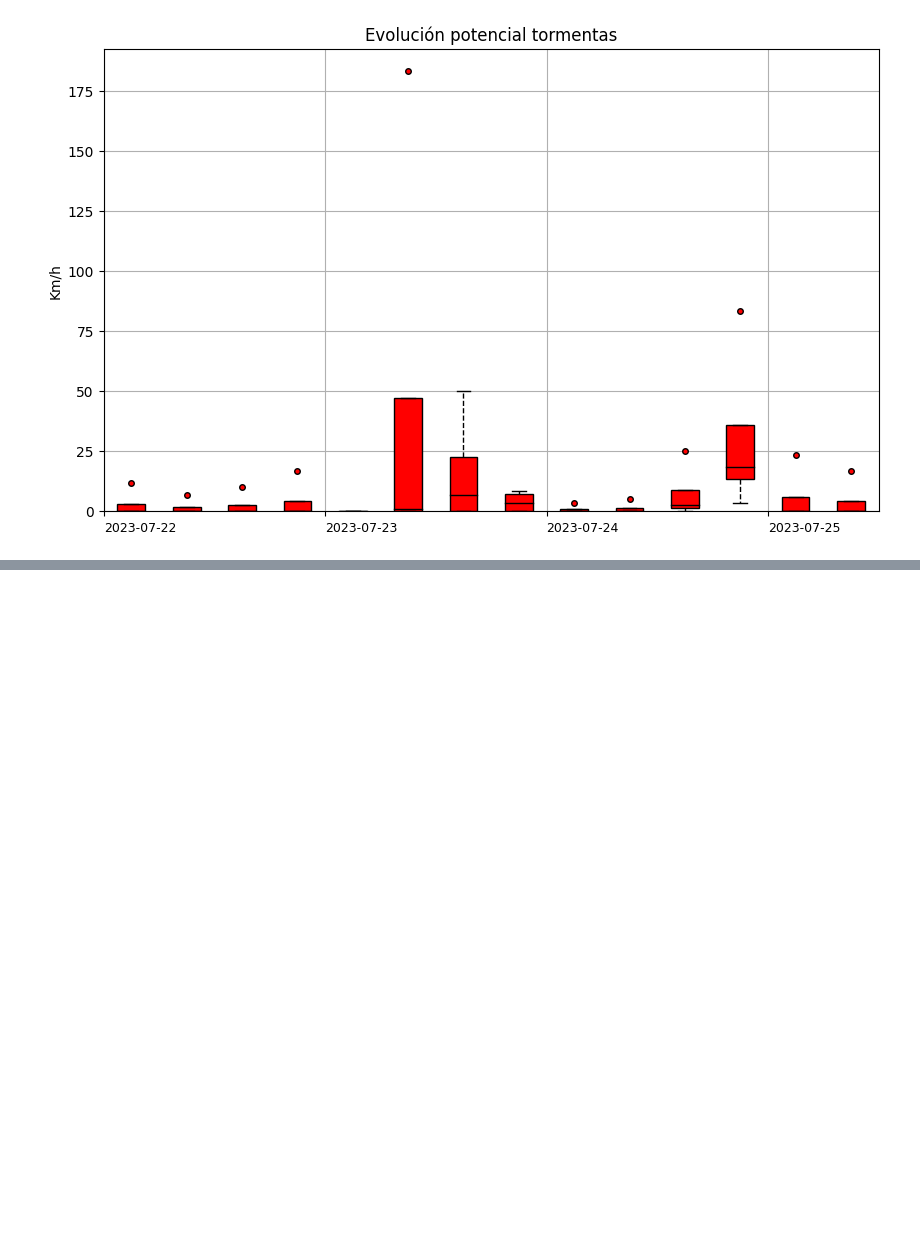
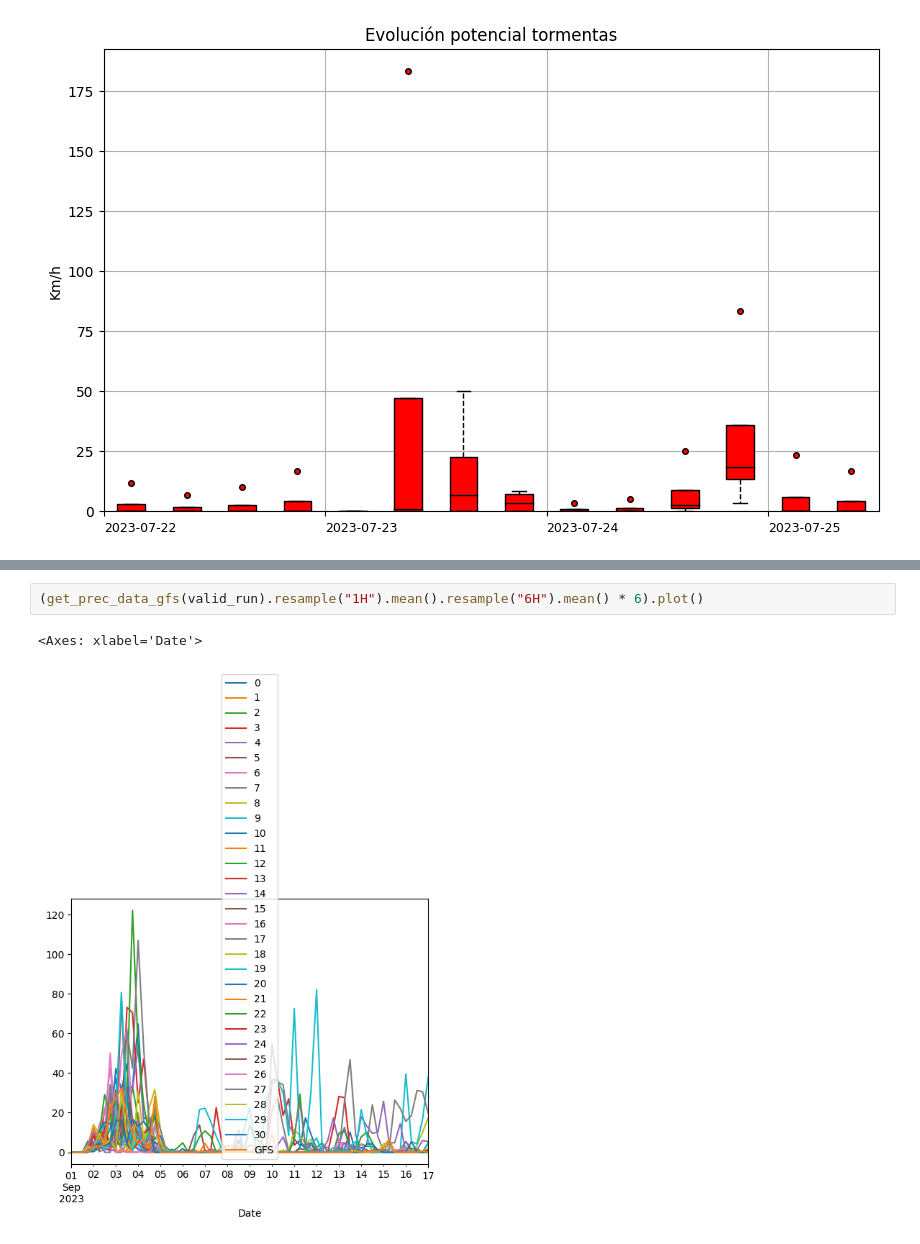
Before and after one commit to ivan5cg/Meteo, a Jupyter notebook: meteo dash.ipynb, the cells around one changed output, grey strips where cells are left out. Drawn from its saved outputs; the diff is of its cells as text; blank space fills up the shorter version.

```diff
--- a/meteo dash.ipynb
+++ b/meteo dash.ipynb
@@ -673,0 +874,5 @@ data_cape_df
+# %%
+(get_prec_data_gfs(valid_run).resample("1H").mean().resample("6H").mean() * 6).plot()
+# %% [output]
+<Axes: xlabel='Date'>
+[figure, added]
```
Also changed, not shown: parts of 21 cells of this notebook, 2 other files.
